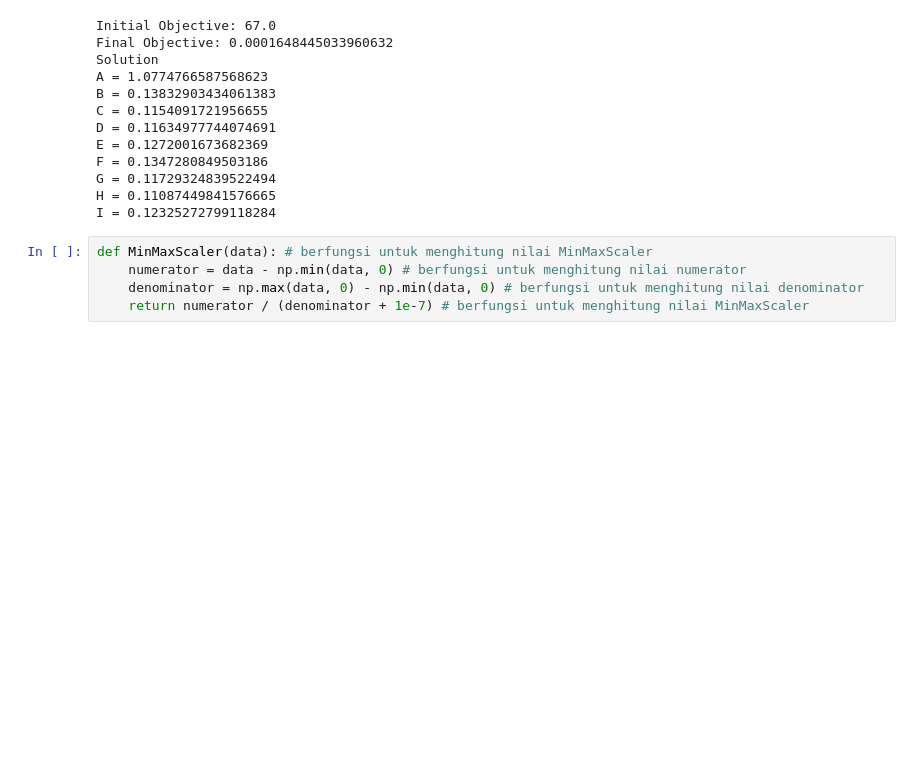
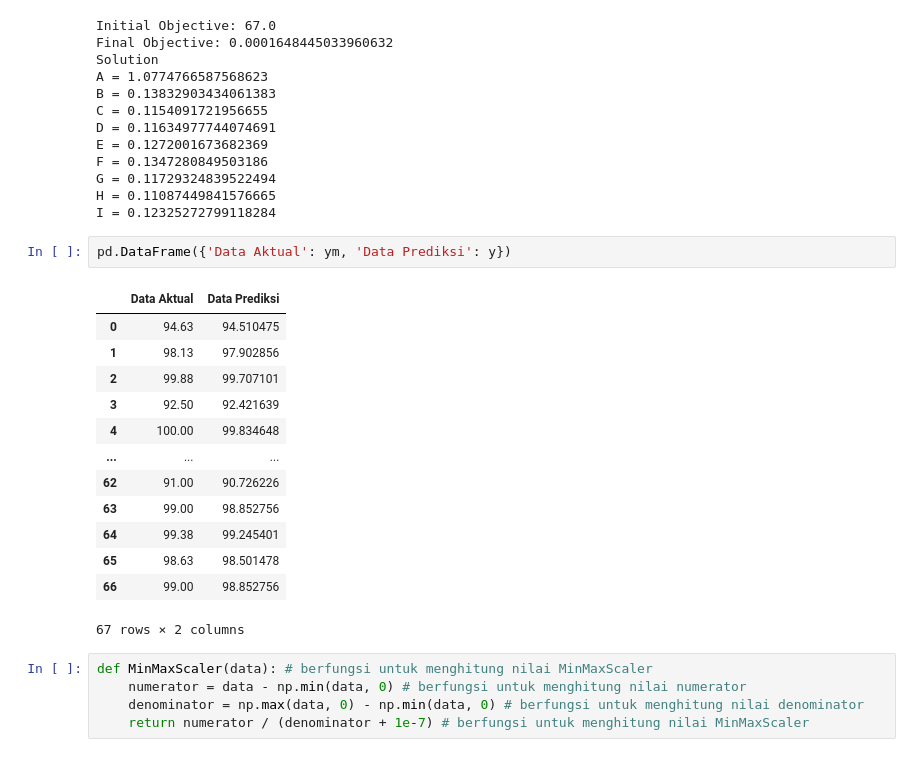
Before and after one commit to yudhaislamisulistya/non-linear-programming-ro, a Jupyter notebook: non-linear.ipynb, the cells around one changed output. Saved outputs shown, nothing was run; the diff lists cells and outputs as text; blank space fills up the shorter version.

```diff
--- a/non-linear.ipynb
+++ b/non-linear.ipynb
@@ -166,6 +161,22 @@ F = 0.1347280849503186
 G = 0.11729324839522494
 H = 0.11087449841576665
 I = 0.12325272799118284
+# %%
+pd.DataFrame({'Data Aktual': ym, 'Data Prediksi': y})
+# %% [output]
+|  | Data Aktual | Data Prediksi |
+| 0 | 94.63 | 94.510475 |
+| 1 | 98.13 | 97.902856 |
+| 2 | 99.88 | 99.707101 |
+| 3 | 92.50 | 92.421639 |
+| 4 | 100.00 | 99.834648 |
+| ... | ... | ... |
+| 62 | 91.00 | 90.726226 |
+| 63 | 99.00 | 98.852756 |
+| 64 | 99.38 | 99.245401 |
+| 65 | 98.63 | 98.501478 |
+| 66 | 99.00 | 98.852756 |
+67 rows × 2 columns
 # %%
 def MinMaxScaler(data): # berfungsi untuk menghitung nilai MinMaxScaler
     numerator = data - np.min(data, 0) # berfungsi untuk menghitung nilai numerator
```
Also changed, not shown: parts of 4 cells of this notebook, 4 other files.
